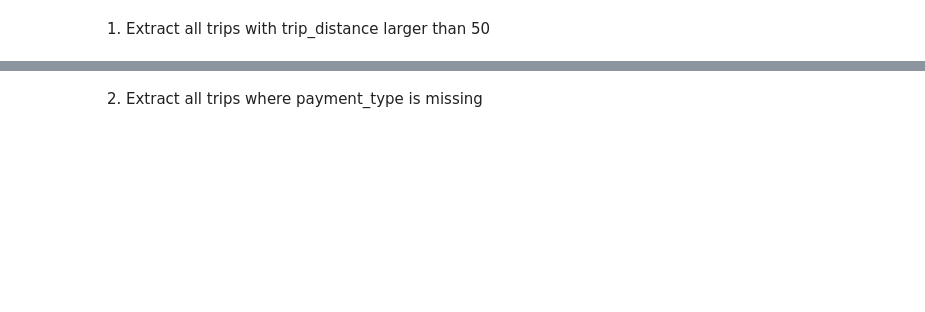
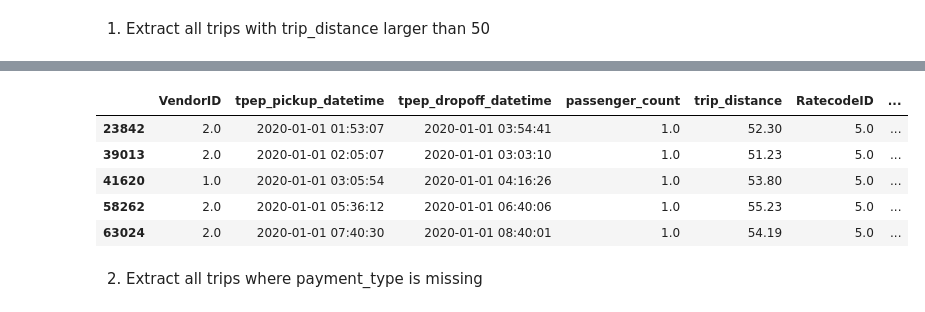
Before and after one commit to JuliusMaliwat/foundations-of-cs-project, a Jupyter notebook: code.ipynb, the cells around one changed output, grey strips where cells are left out. Saved outputs shown, nothing was run; the diff lists cells and outputs as text; code cells hidden in the pictures; blank space fills up the shorter version.

```diff
--- a/code.ipynb
+++ b/code.ipynb
@@ -0,0 +45,2 @@
+# %%
+FILL_STRING = "N/A"
@@ -7,2 +84,12 @@ Ciao
+# %%
+long_distance_trips = df[df["trip_distance"] > 50]
+long_distance_trips.head()
+# %% [output]
+|  | VendorID | tpep_pickup_datetime | tpep_dropoff_datetime | passenger_count | trip_distance | RatecodeID | ... |
+| 23842 | 2.0 | 2020-01-01 01:53:07 | 2020-01-01 03:54:41 | 1.0 | 52.30 | 5.0 | ... |
+| 39013 | 2.0 | 2020-01-01 02:05:07 | 2020-01-01 03:03:10 | 1.0 | 51.23 | 5.0 | ... |
+| 41620 | 1.0 | 2020-01-01 03:05:54 | 2020-01-01 04:16:26 | 1.0 | 53.80 | 5.0 | ... |
+| 58262 | 2.0 | 2020-01-01 05:36:12 | 2020-01-01 06:40:06 | 1.0 | 55.23 | 5.0 | ... |
+| 63024 | 2.0 | 2020-01-01 07:40:30 | 2020-01-01 08:40:01 | 1.0 | 54.19 | 5.0 | ... |
 # %% [markdown]
 2. Extract all trips where payment_type is missing
```
Also changed, not shown: parts of 31 cells of this notebook, 2 other files.
